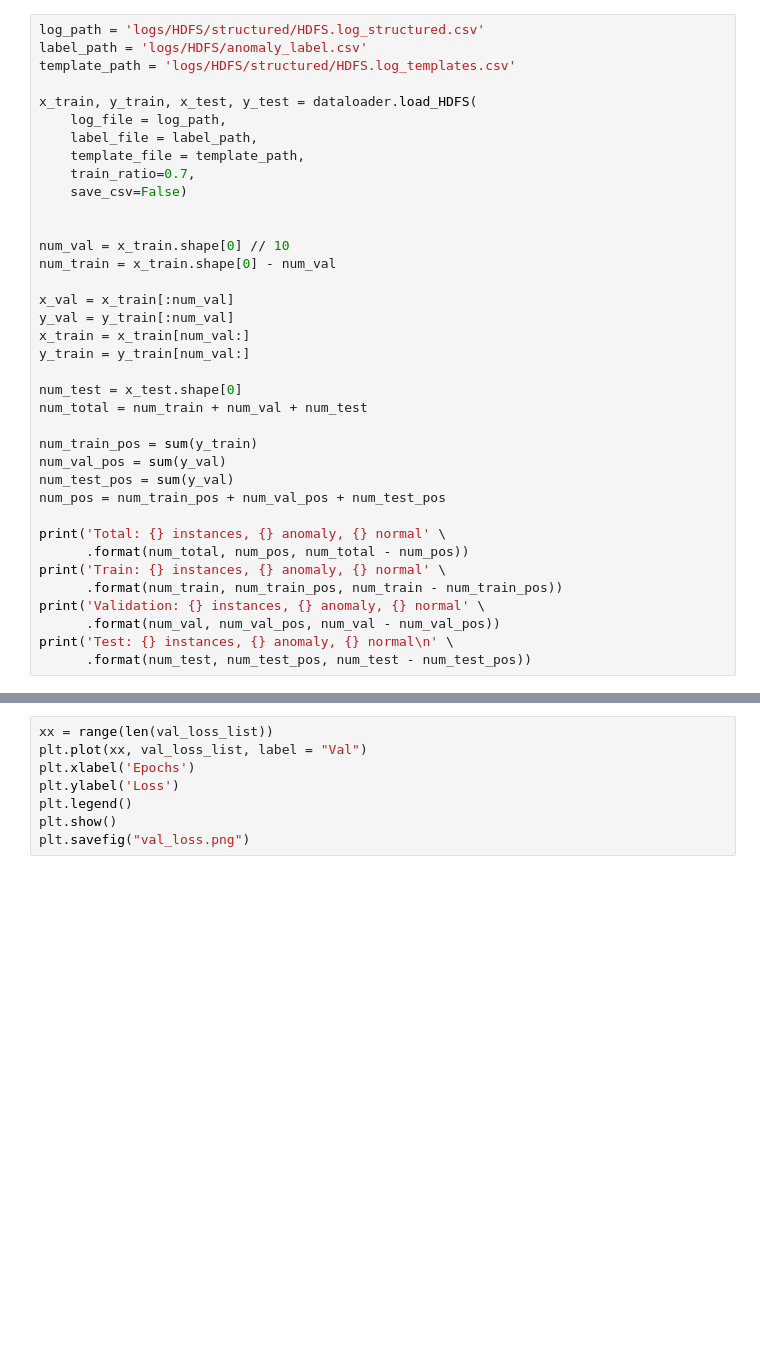
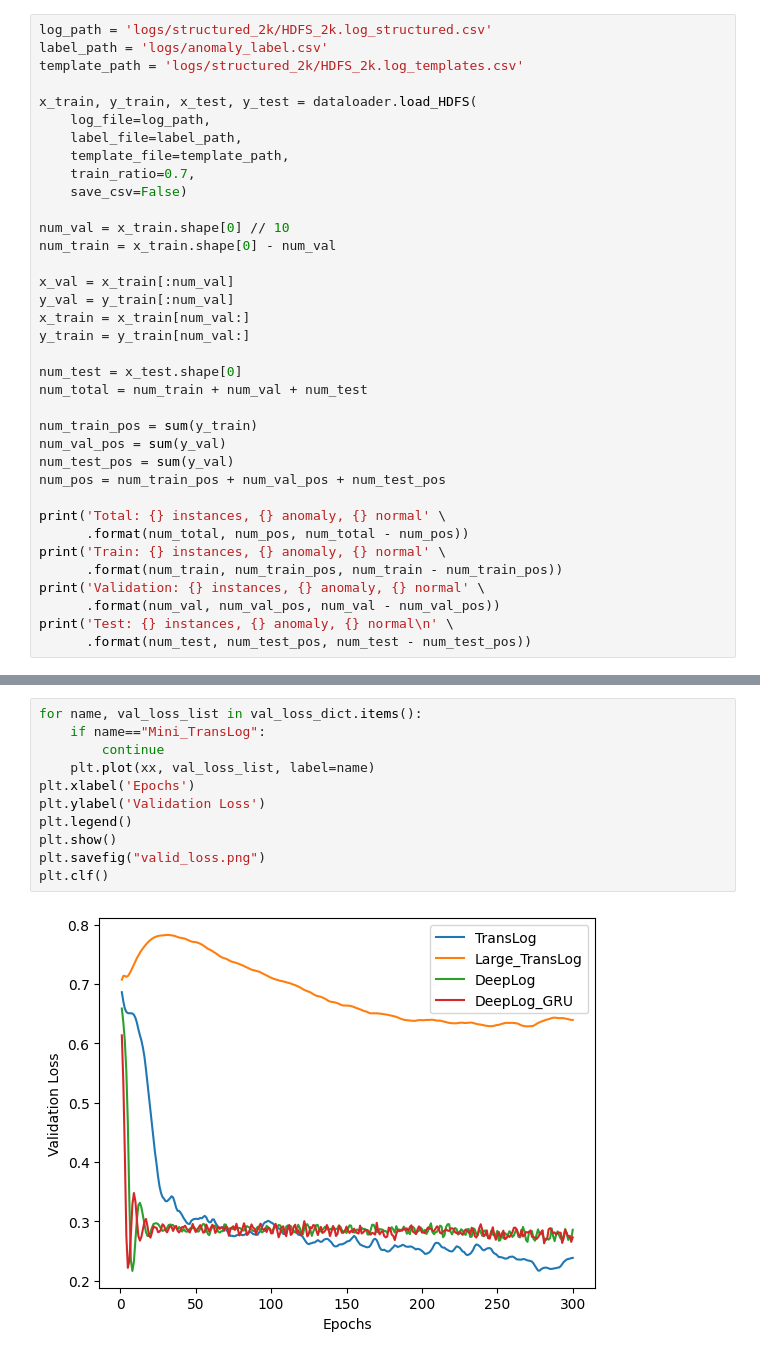
Before and after one commit to WenliangGuo/Log-Anomaly-Detection, a Jupyter notebook: train.ipynb, the cells around one changed output, grey strips where cells are left out. Cells and saved outputs as stored; diff of their text form; blank space fills up the shorter version.

```diff
--- a/train.ipynb
+++ b/train.ipynb
@@ -8,15 +18,14 @@ import matplotlib.pyplot as plt
 # %%
-log_path = 'logs/HDFS/structured/HDFS.log_structured.csv'
-label_path = 'logs/HDFS/anomaly_label.csv'
-template_path = 'logs/HDFS/structured/HDFS.log_templates.csv'
+log_path = 'logs/structured_2k/HDFS_2k.log_structured.csv'
+label_path = 'logs/anomaly_label.csv'
+template_path = 'logs/structured_2k/HDFS_2k.log_templates.csv'
 
 x_train, y_train, x_test, y_test = dataloader.load_HDFS(
-    log_file = log_path,
-    label_file = label_path,
-    template_file = template_path,
+    log_file=log_path,
+    label_file=label_path,
+    template_file=template_path,
     train_ratio=0.7,
     save_csv=False)
-
 
 num_val = x_train.shape[0] // 10
 num_train = x_train.shape[0] - num_val
@@ -171,8 +589,13 @@ plt.savefig("train_loss.png")
 # %%
-xx = range(len(val_loss_list))
-plt.plot(xx, val_loss_list, label = "Val")
+for name, val_loss_list in val_loss_dict.items():
+    if name=="Mini_TransLog":
+        continue
+    plt.plot(xx, val_loss_list, label=name)
 plt.xlabel('Epochs')
-plt.ylabel('Loss')
+plt.ylabel('Validation Loss')
 plt.legend()
 plt.show()
-plt.savefig("val_loss.png")
+plt.savefig("valid_loss.png")
+plt.clf()
+# %% [output]
+[figure, added]
```
Also changed, not shown: parts of 26 cells of this notebook, 6 other files.
